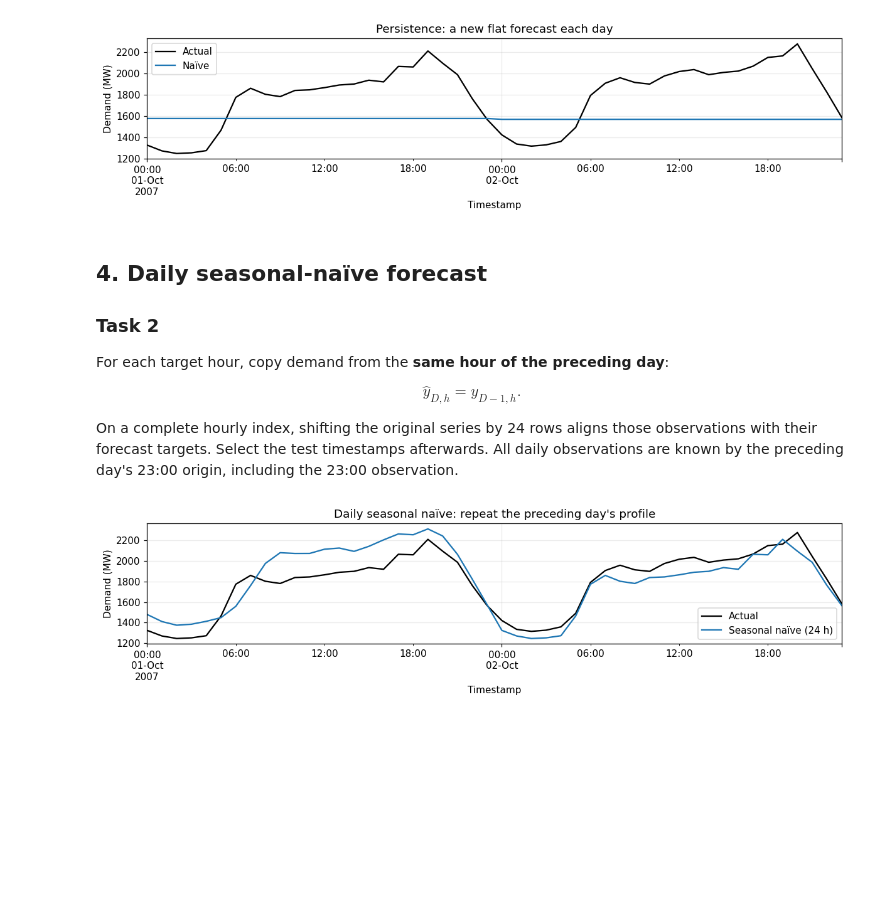
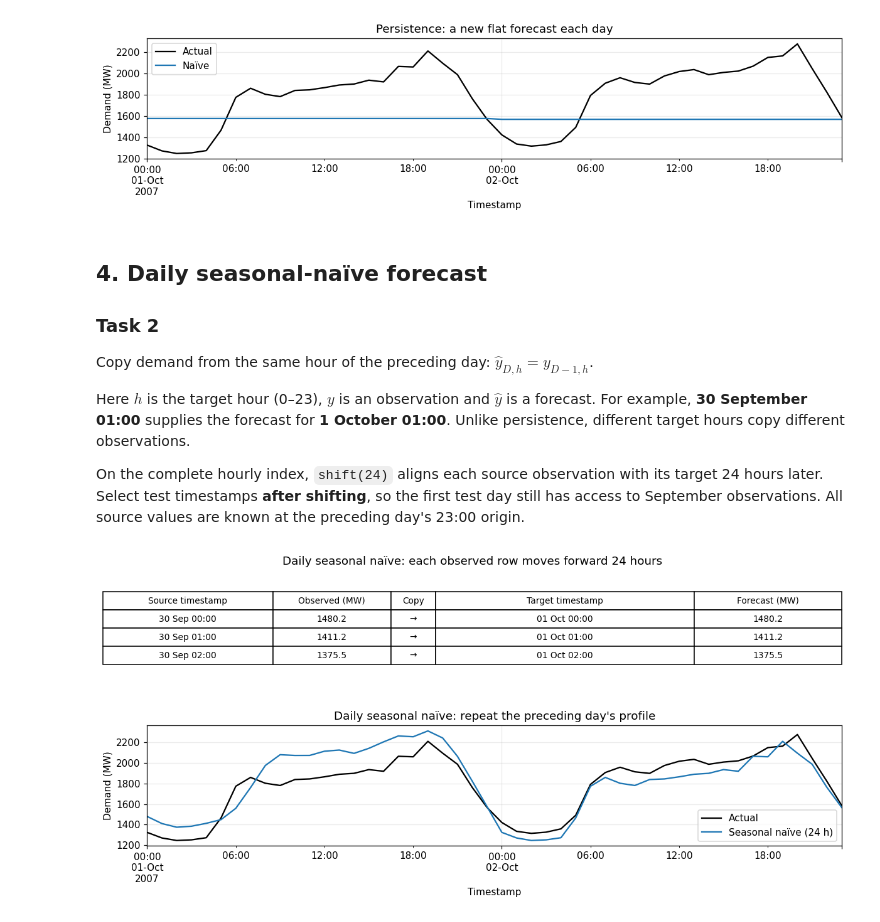
Before and after one commit to akylasstrat/BENV0169_26-27, a Jupyter notebook: tutorial_1_2_forecast_intro_solution.ipynb, the cells around one changed output. Saved outputs shown, nothing was run; the diff lists cells and outputs as text; code cells hidden in the pictures; blank space fills up the shorter version.

```diff
--- a/tutorial_1_2_forecast_intro_solution.ipynb
+++ b/tutorial_1_2_forecast_intro_solution.ipynb
@@ -132,11 +168,36 @@ plt.show()
 
 ### Task 2
 
-For each target hour, copy demand from the **same hour of the preceding day**:
+Copy demand from the same hour of the preceding day: $\hat y_{D,h}=y_{D-1,h}$.
 
-$$\hat y_{D,h}=y_{D-1,h}.$$
+Here $h$ is the target hour (0–23), $y$ is an observation and $\hat y$ is a forecast. For example, **30 September 01:00** supplies the forecast for **1 October 01:00**. Unlike persistence, different target hours copy different observations.
 
-On a complete hourly index, shifting the original series by 24 rows aligns those observations with their forecast targets. Select the test timestamps afterwards. All daily observations are known by the preceding day's 23:00 origin, including the 23:00 observation.
+On the complete hourly index, `shift(24)` aligns each source observation with its target 24 hours later. Select test timestamps **after shifting**, so the first test day still has access to September observations. All source values are known at the preceding day's 23:00 origin.
+# %%
+# Supplied illustration: actual GEFCom observations from 2007.
+example_targets = test_index[:3]
+example_sources = example_targets - pd.Timedelta(hours=24)
+example_values = load_series.loc[example_sources].round(1).to_numpy()
+row_map = pd.DataFrame({
+    "Source timestamp": example_sources.strftime("%d %b %H:%M"),
+    "Observed (MW)": example_values,
+    "Copy": ["→"] * 3,
+    "Target timestamp": example_targets.strftime("%d %b %H:%M"),
+    "Forecast (MW)": example_values,
+})
+
+fig, ax = plt.subplots(figsize=(11, 2.1))
+ax.axis("off")
+ax.set_title("Daily seasonal naïve: each observed row moves forward 24 hours", pad=12)
+row_table = ax.table(cellText=row_map.to_numpy(), colLabels=row_map.columns,
+                     loc="center", cellLoc="center", colWidths=[0.23, 0.16, 0.06, 0.35, 0.20])
+row_table.auto_set_font_size(False)
+row_table.set_fontsize(9)
+row_table.scale(1, 1.7)
+fig.tight_layout()
+plt.show()
+# %% [output]
+[figure, added]
 # %%
 daily_predictions = load_series.shift(24).loc[test_index]
 forecasts["Seasonal naive (24 h)"] = daily_predictions
```
Also changed, not shown: parts of 21 cells of this notebook, 1 other file.
